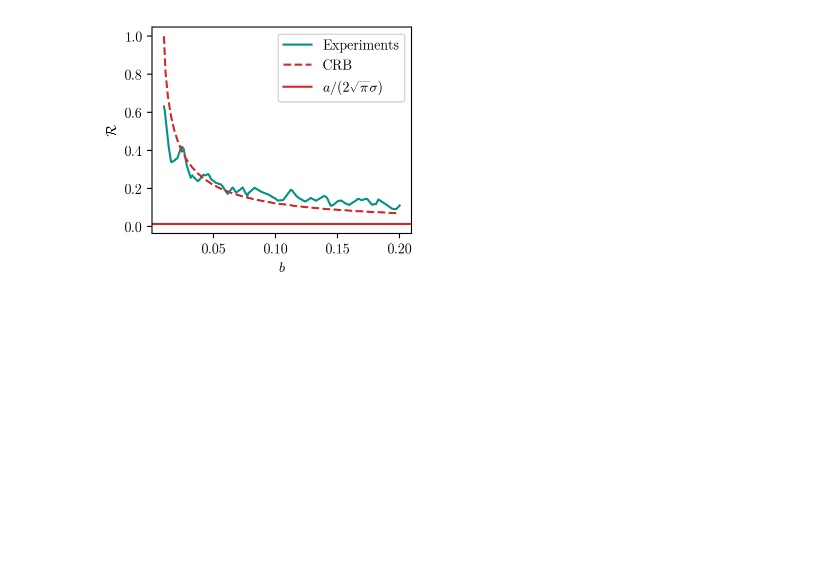
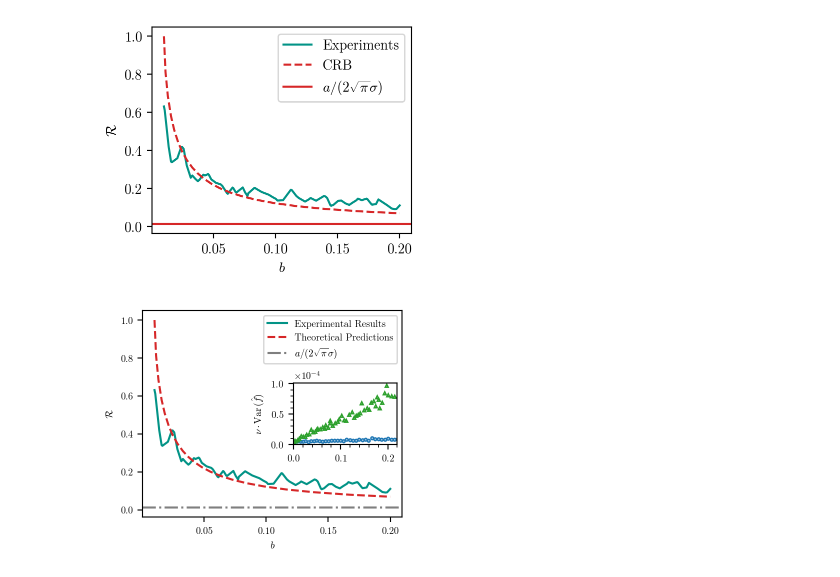
Before and after one commit to huchaoning/freqest-draft, a Jupyter notebook: est.ipynb, the cells around one changed output. Cells and saved outputs as stored; diff of their text form; code cells hidden in the pictures; blank space fills up the shorter version.

```diff
--- a/est.ipynb
+++ b/est.ipynb
@@ -79,3 +79,47 @@ plt.savefig('noisy.pdf')
 plt.show()
 # %% [output]
 [figure]
+# %%
+import numpy as np
+import matplotlib.pyplot as plt
+from math import sqrt, pi
+
+from mpl_toolkits.axes_grid1.inset_locator import inset_axes
+from matplotlib.ticker import AutoMinorLocator, ScalarFormatter
+
+
+plt.rcParams['font.size'] = 7
+b = np.linspace(0.01, 0.2, 300)
+plt.figure(figsize=(8.5  / 2.54, 8.5 / 2.54 * 0.8))
+plt.plot(b, spade_interp(b) / di_interp(b), color='#029386', label='Experimental Results')
+plt.plot(b, ratio, '--', color='#d62728', label='Theoretical Predictions')
+
+plt.axhline(4.6 / (2*sqrt(pi)*103), c='#7f7f7f', linestyle='-.', label=r'$a/({2\sqrt{\pi}\sigma})$')
+
+plt.xlabel(r'$b$')
+plt.ylabel(r'$\mathcal {R}$')
+
+plt.grid(False)
+plt.legend(loc='best')
+
+
+ax_inset = inset_axes(plt.gca(), width='40%', height='30%', loc='center right')
+ax_inset.plot(spade_b, spade_f, color='#1f77b4', marker='o', linestyle='', markersize=2, markeredgecolor='#1f77b4', markerfacecolor=('#1f77b4', 0.3))
+ax_inset.plot(di_b, di_f, color='#2ca02c', marker='^', linestyle='', markersize=2, markeredgecolor='#2ca02c', markerfacecolor=('#2ca02c', 0.3))
+ax_inset.grid(False)
+ax_inset.set_xlim(0, 0.22)
+
+ax_inset.xaxis.set_minor_locator(AutoMinorLocator(5))
+ax_inset.yaxis.set_minor_locator(AutoMinorLocator(5))
+
+formatter = ScalarFormatter(useMathText=True)
+formatter.set_powerlimits((-3, 3))
+ax_inset.xaxis.set_major_formatter(formatter)
+ax_inset.yaxis.set_major_formatter(formatter)
+
+ax_inset.set_ylabel(r'$\nu\cdot{\rm Var\,}(\hat f)$')
+plt.savefig('noisy.svg')
+
+plt.show()
+# %% [output]
+[figure, added]
```
Also changed, not shown: parts of 1 cell of this notebook, 3 other files.
